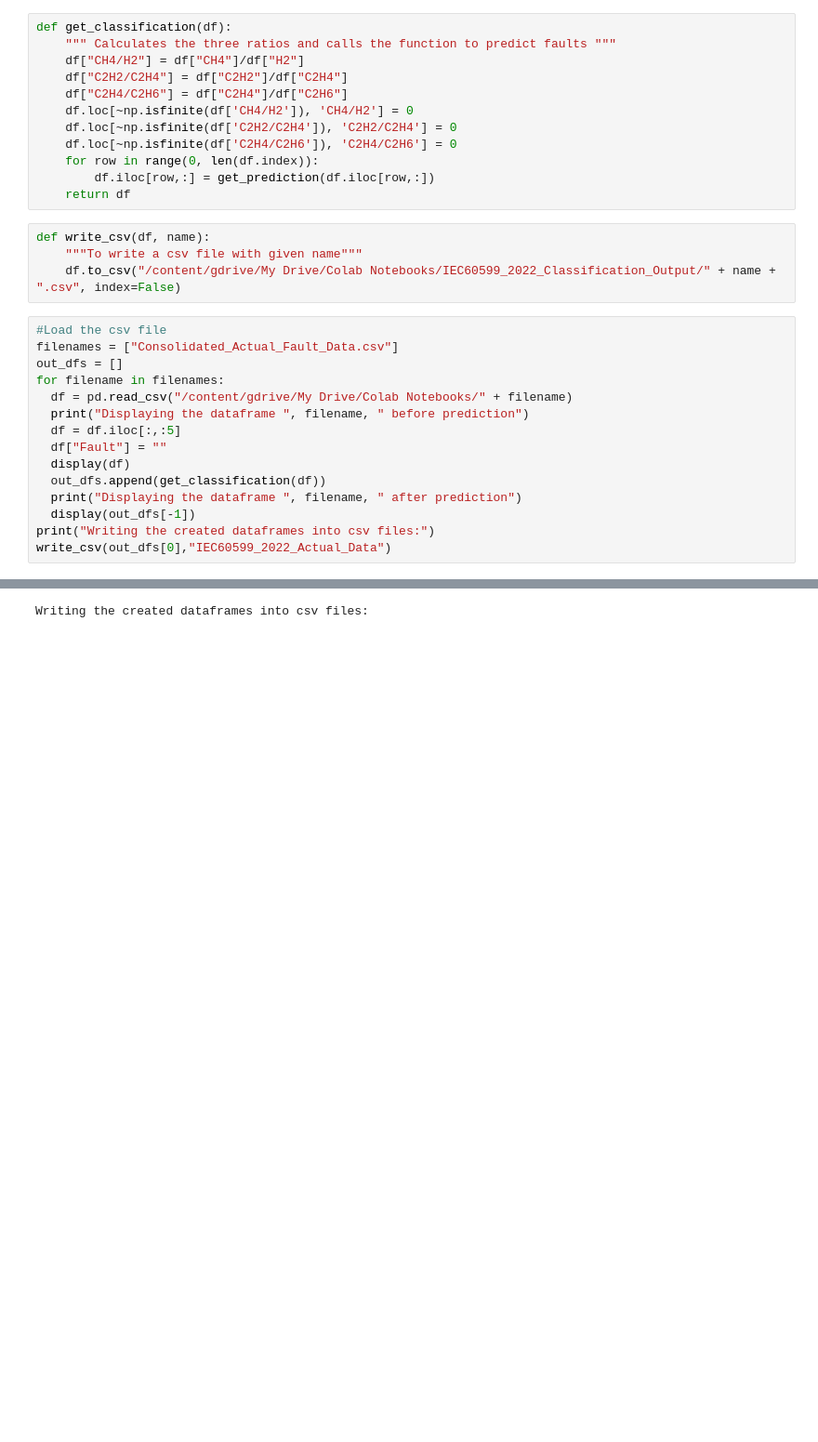
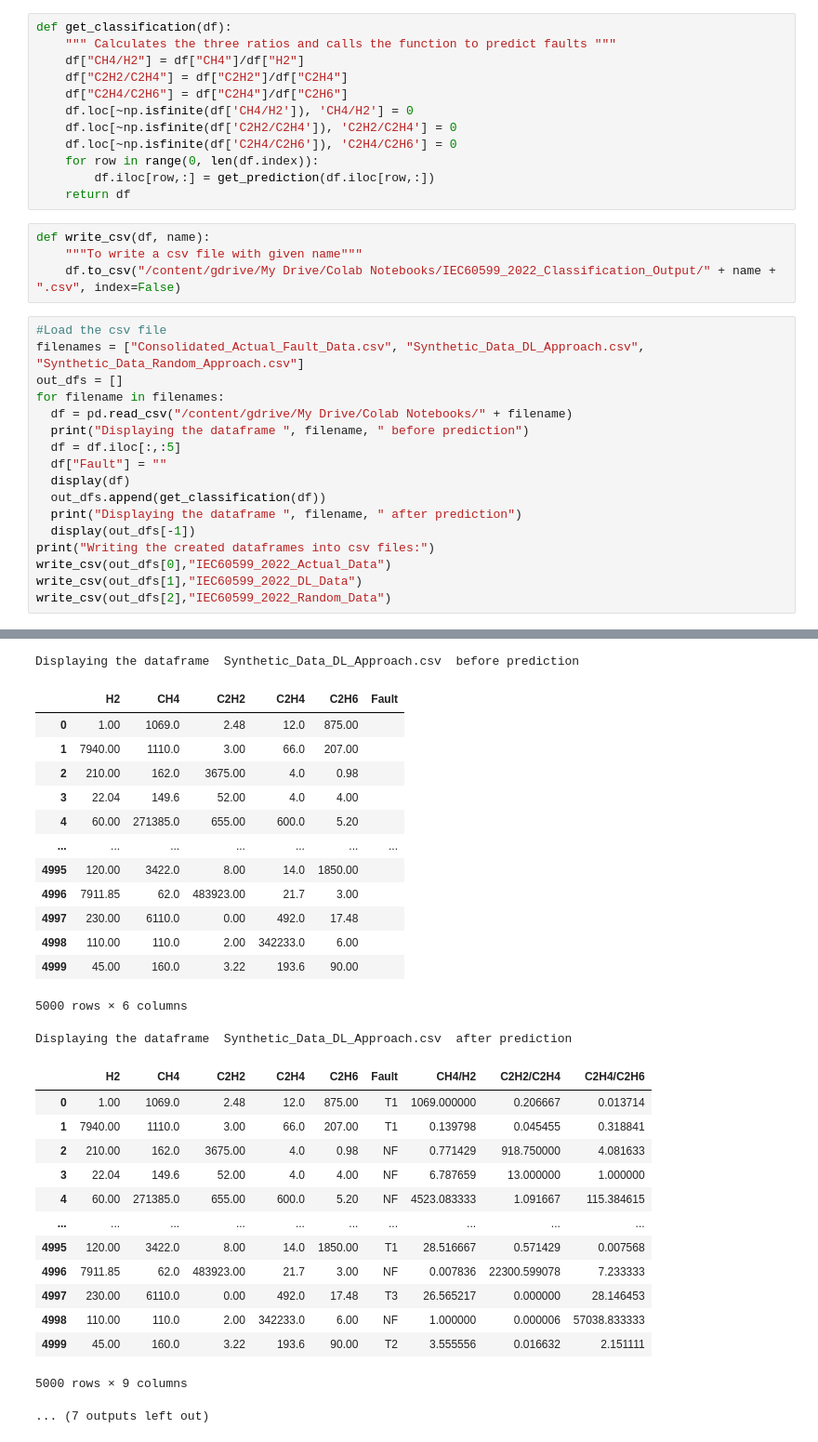
Before and after one commit to jennyj1/MS_Transformer_Fault_Prediction, a Jupyter notebook: Code/IEC60599_Classification_Code.ipynb, the cells around one changed output, grey strips where cells are left out. Shown: that part at 93% size. Cells and saved outputs as stored; diff of their text form; blank space fills up the shorter version.

```diff
--- a/Code/IEC60599_Classification_Code.ipynb
+++ b/Code/IEC60599_Classification_Code.ipynb
@@ -51,7 +51,7 @@ def write_csv(df, name):
     df.to_csv("/content/gdrive/My Drive/Colab Notebooks/IEC60599_2022_Classification_Output/" + name + ".csv", index=False)
 # %%
 #Load the csv file
-filenames = ["Consolidated_Actual_Fault_Data.csv"]
+filenames = ["Consolidated_Actual_Fault_Data.csv", "Synthetic_Data_DL_Approach.csv", "Synthetic_Data_Random_Approach.csv"]
 out_dfs = []
 for filename in filenames:
   df = pd.read_csv("/content/gdrive/My Drive/Colab Notebooks/" + filename)
@@ -64,33 +64,63 @@ for filename in filenames:
   display(out_dfs[-1])
 print("Writing the created dataframes into csv files:")
 write_csv(out_dfs[0],"IEC60599_2022_Actual_Data")
+write_csv(out_dfs[1],"IEC60599_2022_DL_Data")
+write_csv(out_dfs[2],"IEC60599_2022_Random_Data")
 # %% [output]
 Displaying the dataframe  Consolidated_Actual_Fault_Data.csv  before prediction
 |  | H2 | CH4 | C2H2 | C2H4 | C2H6 | Fault |
 | 0 | 80.00 | 10.00 | 0.00 | 4.00 | 1.50 |  |
 | 1 | 46.13 | 11.57 | 0.63 | 33.14 | 8.52 |  |
 | 2 | 33.66 | 2.97 | 2.48 | 33.17 | 27.72 |  |
 | 3 | 143.80 | 21.53 | 0.20 | 8.21 | 2.71 |  |
 | 4 | 170.00 | 300.00 | 8.90 | 580.00 | 44.00 |  |
 | ... | ... | ... | ... | ... | ... | ... |
 | 468 | 165.62 | 240.95 | 61.32 | 514.53 | 13.53 |  |
 | 469 | 164.00 | 244.00 | 103.00 | 497.00 | 8.30 |  |
 | 470 | 135.65 | 278.53 | 58.86 | 492.00 | 2.95 |  |
 | 471 | 135.88 | 362.42 | 125.22 | 826.65 | 3.74 |  |
 | 472 | 236.00 | 410.20 | 159.00 | 817.30 | 3.50 |  |
 473 rows × 6 columns
 Displaying the dataframe  Consolidated_Actual_Fault_Data.csv  after prediction
 |  | H2 | CH4 | C2H2 | C2H4 | C2H6 | Fault | CH4/H2 | C2H2/C2H4 | C2H4/C2H6 |
 | 0 | 80.00 | 10.00 | 0.00 | 4.00 | 1.50 | NF | 0.125000 | 0.000000 | 2.666667 |
 | 1 | 46.13 | 11.57 | 0.63 | 33.14 | 8.52 | NF | 0.250813 | 0.019010 | 3.889671 |
 | 2 | 33.66 | 2.97 | 2.48 | 33.17 | 27.72 | NF | 0.088235 | 0.074766 | 1.196609 |
 | 3 | 143.80 | 21.53 | 0.20 | 8.21 | 2.71 | NF | 0.149722 | 0.024361 | 3.029520 |
 | 4 | 170.00 | 300.00 | 8.90 | 580.00 | 44.00 | T3 | 1.764706 | 0.015345 | 13.181818 |
 | ... | ... | ... | ... | ... | ... | ... | ... | ... | ... |
 | 468 | 165.62 | 240.95 | 61.32 | 514.53 | 13.53 | T3 | 1.454836 | 0.119177 | 38.028825 |
 | 469 | 164.00 | 244.00 | 103.00 | 497.00 | 8.30 | NF | 1.487805 | 0.207243 | 59.879518 |
 | 470 | 135.65 | 278.53 | 58.86 | 492.00 | 2.95 | T3 | 2.053299 | 0.119634 | 166.779661 |
 | 471 | 135.88 | 362.42 | 125.22 | 826.65 | 3.74 | T3 | 2.667206 | 0.151479 | 221.029412 |
 | 472 | 236.00 | 410.20 | 159.00 | 817.30 | 3.50 | T3 | 1.738136 | 0.194543 | 233.514286 |
 473 rows × 9 columns
-Writing the created dataframes into csv files:
+Displaying the dataframe  Synthetic_Data_DL_Approach.csv  before prediction
+|  | H2 | CH4 | C2H2 | C2H4 | C2H6 | Fault |
+| 0 | 1.00 | 1069.0 | 2.48 | 12.0 | 875.00 |  |
+| 1 | 7940.00 | 1110.0 | 3.00 | 66.0 | 207.00 |  |
+| 2 | 210.00 | 162.0 | 3675.00 | 4.0 | 0.98 |  |
+| 3 | 22.04 | 149.6 | 52.00 | 4.0 | 4.00 |  |
+| 4 | 60.00 | 271385.0 | 655.00 | 600.0 | 5.20 |  |
+| ... | ... | ... | ... | ... | ... | ... |
+| 4995 | 120.00 | 3422.0 | 8.00 | 14.0 | 1850.00 |  |
+| 4996 | 7911.85 | 62.0 | 483923.00 | 21.7 | 3.00 |  |
+| 4997 | 230.00 | 6110.0 | 0.00 | 492.0 | 17.48 |  |
+| 4998 | 110.00 | 110.0 | 2.00 | 342233.0 | 6.00 |  |
+| 4999 | 45.00 | 160.0 | 3.22 | 193.6 | 90.00 |  |
+5000 rows × 6 columns
+Displaying the dataframe  Synthetic_Data_DL_Approach.csv  after prediction
+|  | H2 | CH4 | C2H2 | C2H4 | C2H6 | Fault | CH4/H2 | C2H2/C2H4 | C2H4/C2H6 |
+| 0 | 1.00 | 1069.0 | 2.48 | 12.0 | 875.00 | T1 | 1069.000000 | 0.206667 | 0.013714 |
+| 1 | 7940.00 | 1110.0 | 3.00 | 66.0 | 207.00 | T1 | 0.139798 | 0.045455 | 0.318841 |
+| 2 | 210.00 | 162.0 | 3675.00 | 4.0 | 0.98 | NF | 0.771429 | 918.750000 | 4.081633 |
+| 3 | 22.04 | 149.6 | 52.00 | 4.0 | 4.00 | NF | 6.787659 | 13.000000 | 1.000000 |
+| 4 | 60.00 | 271385.0 | 655.00 | 600.0 | 5.20 | NF | 4523.083333 | 1.091667 | 115.384615 |
+| ... | ... | ... | ... | ... | ... | ... | ... | ... | ... |
+| 4995 | 120.00 | 3422.0 | 8.00 | 14.0 | 1850.00 | T1 | 28.516667 | 0.571429 | 0.007568 |
+| 4996 | 7911.85 | 62.0 | 483923.00 | 21.7 | 3.00 | NF | 0.007836 | 22300.599078 | 7.233333 |
+| 4997 | 230.00 | 6110.0 | 0.00 | 492.0 | 17.48 | T3 | 26.565217 | 0.000000 | 28.146453 |
+| 4998 | 110.00 | 110.0 | 2.00 | 342233.0 | 6.00 | NF | 1.000000 | 0.000006 | 57038.833333 |
+| 4999 | 45.00 | 160.0 | 3.22 | 193.6 | 90.00 | T2 | 3.555556 | 0.016632 | 2.151111 |
+5000 rows × 9 columns
+... (7 outputs left out)
```
Also changed, not shown: 3 other files.
